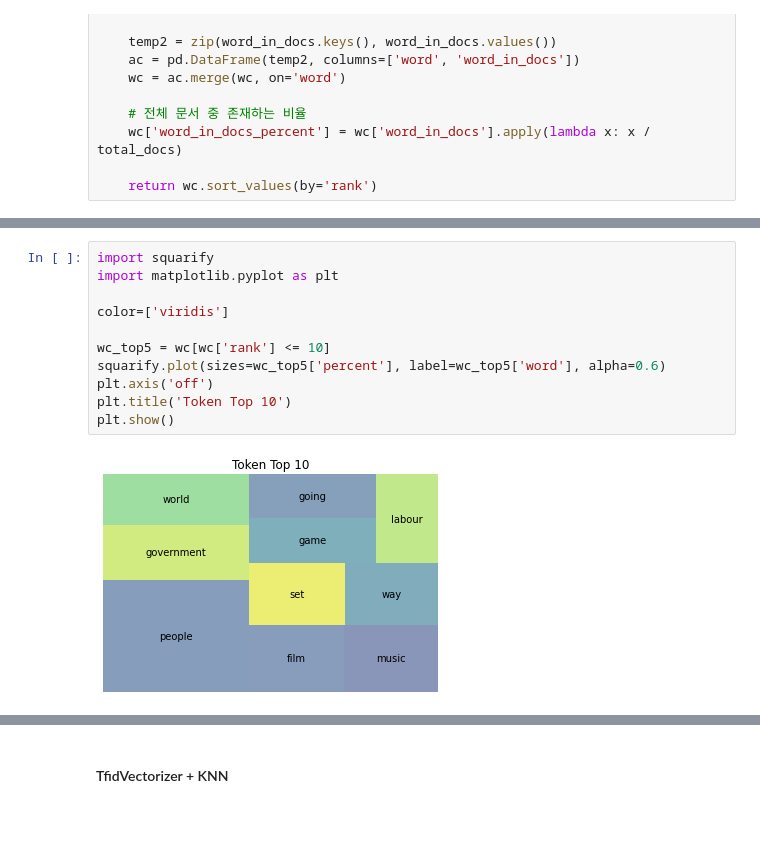
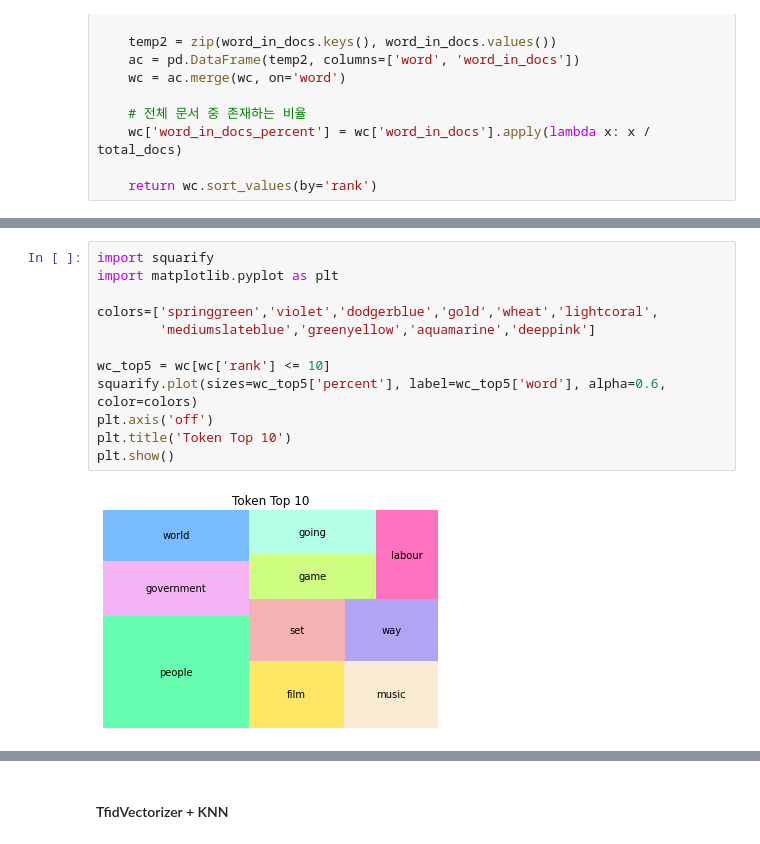
Before and after one commit to threegenie/knn_project, a Jupyter notebook: bbc_project.ipynb, the cells around one changed output, grey strips where cells are left out. Saved outputs shown, nothing was run; the diff lists cells and outputs as text.

Commit message:
add plots

```diff
--- a/bbc_project.ipynb
+++ b/bbc_project.ipynb
@@ -179,13 +184,14 @@ wc.head(5)
 # %%
 import squarify
 import matplotlib.pyplot as plt
 
-color=['viridis']
+colors=['springgreen','violet','dodgerblue','gold','wheat','lightcoral',
+        'mediumslateblue','greenyellow','aquamarine','deeppink']
 
 wc_top5 = wc[wc['rank'] <= 10]
-squarify.plot(sizes=wc_top5['percent'], label=wc_top5['word'], alpha=0.6)
+squarify.plot(sizes=wc_top5['percent'], label=wc_top5['word'], alpha=0.6, color=colors)
 plt.axis('off')
 plt.title('Token Top 10')
 plt.show()
 # %% [output]
-[figure, old version]
+[figure, new version]
```
Also changed, not shown: parts of 11 cells of this notebook.
